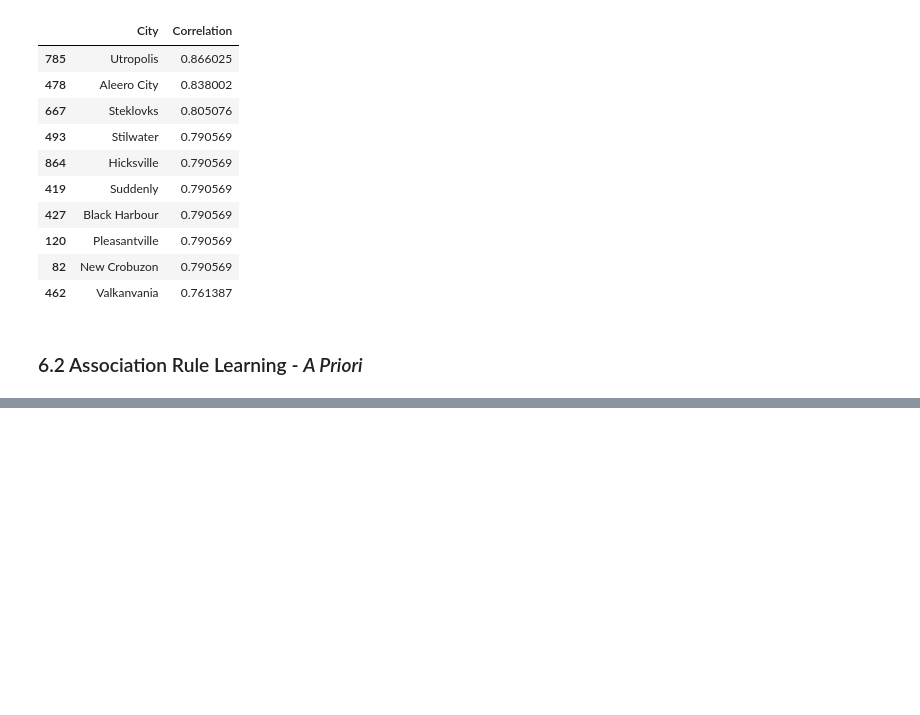
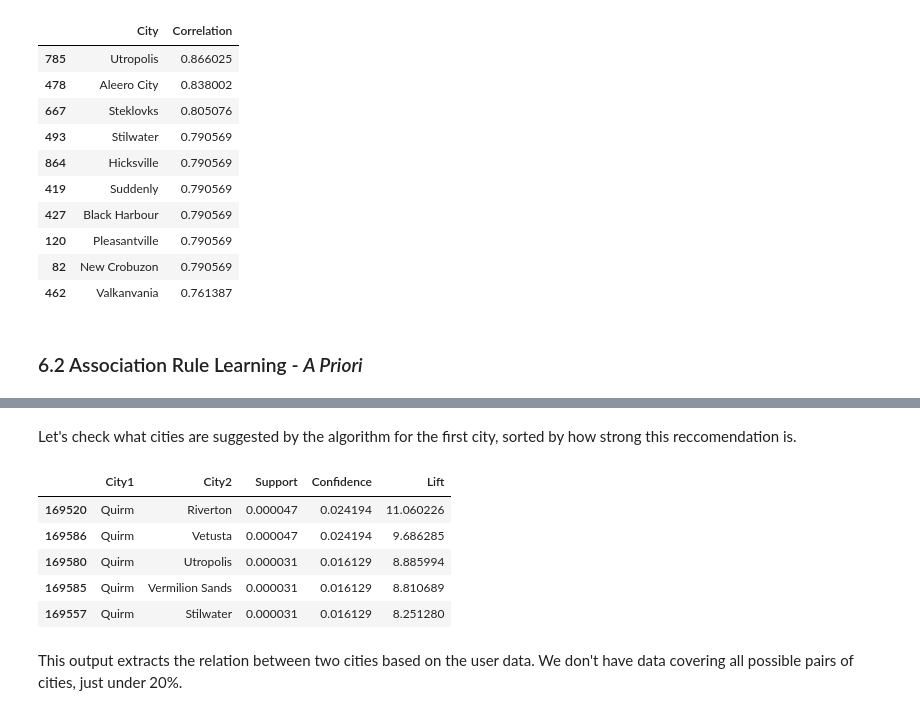
Before and after one commit to rodrigolink/travel_recommendation, a Jupyter notebook: tourism_recommendation_system.ipynb, the cells around one changed output, grey strips where cells are left out. Saved outputs shown, nothing was run; the diff lists cells and outputs as text; code cells hidden in the pictures; blank space fills up the shorter version.

```diff
--- a/tourism_recommendation_system.ipynb
+++ b/tourism_recommendation_system.ipynb
@@ -637,0 +639,13 @@ city_lift.head()
+# %% [markdown]
+Let's check what cities are suggested by the algorithm for the first city, sorted by how strong this reccomendation is.
+# %%
+results_df[results_df['City1']==city_vector.iloc[0,0]].sort_values(by='Lift',ascending=False).head(5)
+# %% [output]
+|  | City1 | City2 | Support | Confidence | Lift |
+| 169520 | Quirm | Riverton | 0.000047 | 0.024194 | 11.060226 |
+| 169586 | Quirm | Vetusta | 0.000047 | 0.024194 | 9.686285 |
+| 169580 | Quirm | Utropolis | 0.000031 | 0.016129 | 8.885994 |
+| 169585 | Quirm | Vermilion Sands | 0.000031 | 0.016129 | 8.810689 |
+| 169557 | Quirm | Stilwater | 0.000031 | 0.016129 | 8.251280 |
+# %% [markdown]
+This output extracts the relation between two cities based on the user data. We don't have data covering all possible pairs of cities, just under 20%.
```
Also changed, not shown: parts of 17 cells of this notebook.
